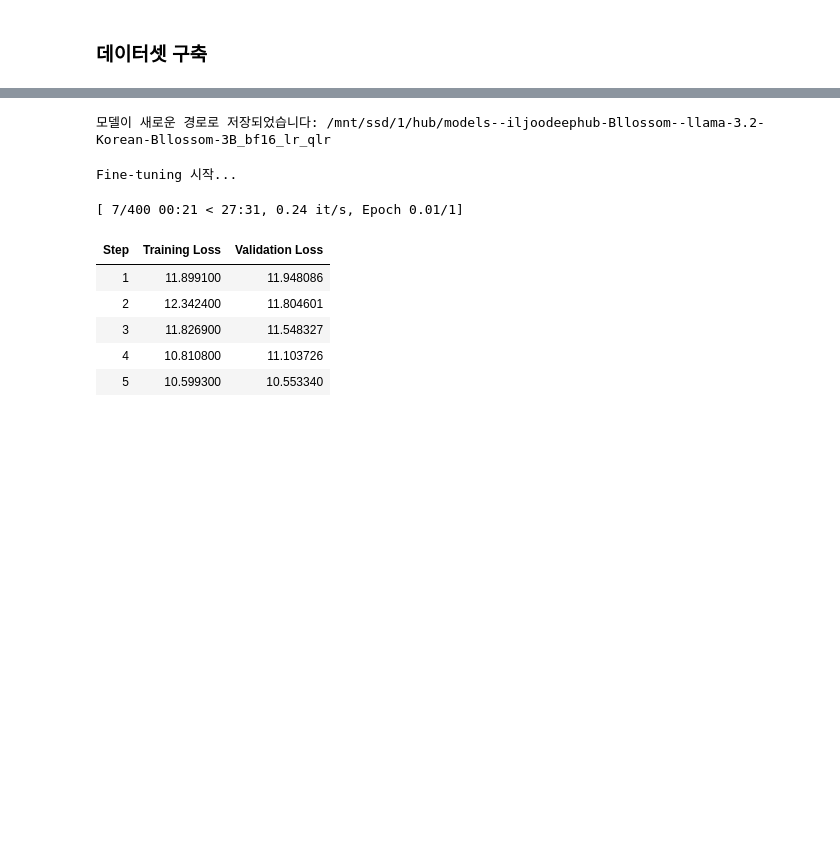
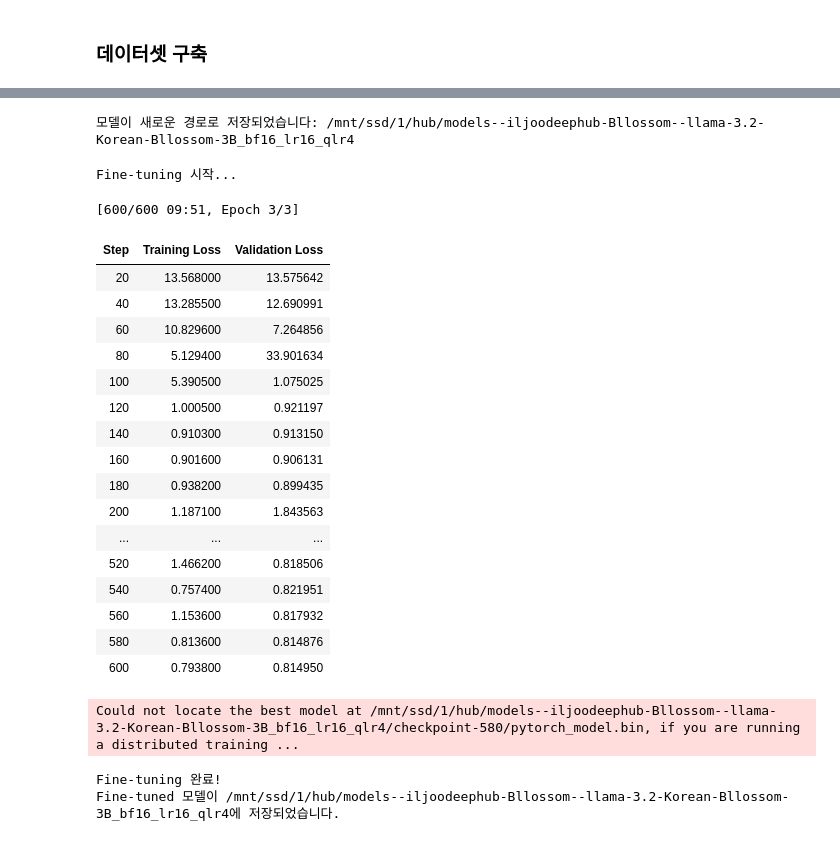
Before and after one commit to sanguk-project/master, a Jupyter notebook: learning_llm_test.ipynb, the cells around one changed output, grey strips where cells are left out. Saved outputs shown, nothing was run; the diff lists cells and outputs as text; code cells hidden in the pictures; blank space fills up the shorter version.

```diff
--- a/learning_llm_test.ipynb
+++ b/learning_llm_test.ipynb
@@ -154,7 +160,7 @@ model_id = "Bllossom/llama-3.2-Korean-Bllossom-3B"
 original_model_path = snapshot_download(repo_id=model_id)
 
 # 새로운 모델 저장 경로 (bf16 환경용 경로, 추후 저장 시 사용)
-new_model_path = os.path.join("/mnt/ssd/1/hub", "models--iljoodeephub-Bllossom--llama-3.2-Korean-Bllossom-3B_bf16_lr_qlr")
+new_model_path = os.path.join("/mnt/ssd/1/hub", "models--iljoodeephub-Bllossom--llama-3.2-Korean-Bllossom-3B_bf16_lr16_qlr4")
 
 # 기존 모델과 토크나이저 로드 (bfloat16 사용)
 tokenizer = AutoTokenizer.from_pretrained(original_model_path)
@@ -176,6 +182,8 @@ print(f"모델이 새로운 경로로 저장되었습니다: {new_model_path}")
 bnb_config = BitsAndBytesConfig(
     load_in_4bit=True,
     bnb_4bit_compute_dtype=torch.bfloat16
+    # load_in_8bit=True,
+    # bnb_8bit_compute_dtype=torch.loat16
 )
 model = AutoModelForCausalLM.from_pretrained(
     new_model_path,
@@ -187,9 +195,9 @@ model = AutoModelForCausalLM.from_pretrained(
 # k-bit 학습 준비 (QLoRA 최적화)
 model = prepare_model_for_kbit_training(model)
 
-# 특정 레이어만 학습 가능하도록 설정 (q_proj, v_proj)
+# 특정 레이어만 학습 가능하도록 설정 (q_proj, k_proj, v_proj, o_proj)
 for name, param in model.named_parameters():
-    if "q_proj" in name or "v_proj" in name:
+    if any(x in name for x in ["q_proj", "k_proj", "v_proj", "o_proj"]):
         param.data = param.data.to(torch.float32)  # 계산 안정성을 위해 float32 변환
         param.requires_grad = True
     else:
@@ -197,9 +205,9 @@ for name, param in model.named_parameters():
 
 # LoRA 설정: 일부 파라미터만 업데이트하도록 구성
 lora_config = LoraConfig(
-    r=8,
+    r=16,
     lora_alpha=32,
-    target_modules=["q_proj", "v_proj"],
+    target_modules=["q_proj", "k_proj", "v_proj", "o_proj"],
     lora_dropout=0.05,
     bias="none",
     task_type="CAUSAL_LM",
@@ -207,20 +215,15 @@ lora_config = LoraConfig(
 model = get_peft_model(model, lora_config)
 
 def preprocess_data(example):
+    # formatted_text가 "text" 필드에 저장되어 있으므로 이를 토크나이즈합니다.
     inputs = tokenizer(
-        example["instruction"],
-        example["context"],
+        example["text"],
         truncation=True,
         padding="max_length",
-        max_length=512
+        max_length=2028,
     )
-    labels = tokenizer(
-        example["response"],
-        truncation=True,
-        padding="max_length",
-        max_length=512
-    )["input_ids"]
-    inputs["labels"] = labels
+    # 언어 모델 학습을 위해 입력 토큰을 그대로 레이블로 사용 (필요에 따라 수정 가능)
+    inputs["labels"] = inputs["input_ids"].copy()
     return inputs
 
 fine_tuning_dataset = dataset.map(preprocess_data)
@@ -232,47 +235,67 @@ eval_dataset = split_datasets["test"]
 
 # -------------------------
 # Trainer 설정 및 학습 진행
 # -------------------------
 training_args = TrainingArguments(
-    output_dir=new_model_path,             # 모델 저장 경로
-    per_device_train_batch_size=1,
-    per_device_eval_batch_size=1,
+    output_dir=new_model_path,
+    per_device_train_batch_size=2,  # 메모리 허용 범위 내에서 증가 가능
+    per_device_eval_batch_size=2,
     num_train_epochs=3,
-    logging_steps=1,
+    learning_rate=2e-4,             # 학습률 명시
+    warmup_steps=100,               # 필요에 따라 warmup 단계 추가
+    weight_decay=0.01,              # 오버피팅 방지
+    logging_steps=20,               # 너무 잦은 로깅은 오버헤드 발생
     save_total_limit=2,
-    save_steps=1,
+    save_steps=40,                  # 체크포인트 저장 간격 조정
     eval_strategy="steps",
     load_best_model_at_end=True,
+    metric_for_best_model="eval_loss",   # 평가 기준 지정
+    greater_is_better=False,
     fp16=False,
-    bf16=True
+    bf16=True,
+    save_on_each_node=True
 )
 
 trainer = Trainer(
     model=model,
     args=training_args,
     train_dataset=train_dataset,
     eval_dataset=eval_dataset,
-    callbacks=[EarlyStoppingCallback(early_stopping_patience=20)]
+    callbacks=[EarlyStoppingCallback(early_stopping_patience=60)]
 )
 
 print("Fine-tuning 시작...")
 trainer.train()
 print("Fine-tuning 완료!")
 
 trainer.save_model(new_model_path)
 model.save_pretrained(new_model_path)
 tokenizer.save_pretrained(new_model_path)
 print(f"Fine-tuned 모델이 {new_model_path}에 저장되었습니다.")
 # %% [output]
-모델이 새로운 경로로 저장되었습니다: /mnt/ssd/1/hub/models--iljoodeephub-Bllossom--llama-3.2-Korean-Bllossom-3B_bf16_lr_qlr
+모델이 새로운 경로로 저장되었습니다: /mnt/ssd/1/hub/models--iljoodeephub-Bllossom--llama-3.2-Korean-Bllossom-3B_bf16_lr16_qlr4
 Fine-tuning 시작...
-[ 7/400 00:21 < 27:31, 0.24 it/s, Epoch 0.01/1]
+[600/600 09:51, Epoch 3/3]
 | Step | Training Loss | Validation Loss |
-| 1 | 11.899100 | 11.948086 |
-| 2 | 12.342400 | 11.804601 |
-| 3 | 11.826900 | 11.548327 |
-| 4 | 10.810800 | 11.103726 |
-| 5 | 10.599300 | 10.553340 |
+| 20 | 13.568000 | 13.575642 |
+| 40 | 13.285500 | 12.690991 |
+| 60 | 10.829600 | 7.264856 |
+| 80 | 5.129400 | 33.901634 |
+| 100 | 5.390500 | 1.075025 |
+| 120 | 1.000500 | 0.921197 |
+| 140 | 0.910300 | 0.913150 |
+| 160 | 0.901600 | 0.906131 |
+| 180 | 0.938200 | 0.899435 |
+| 200 | 1.187100 | 1.843563 |
+| ... | ... | ... |
+| 520 | 1.466200 | 0.818506 |
+| 540 | 0.757400 | 0.821951 |
+| 560 | 1.153600 | 0.817932 |
+| 580 | 0.813600 | 0.814876 |
+| 600 | 0.793800 | 0.814950 |
+Could not locate the best model at /mnt/ssd/1/hub/models--iljoodeephub-Bllossom--llama-3.2-Korean-Bllossom-3B_bf16_lr16_qlr4/checkpoint-580/pytorch_model.bin, if you are running a distributed training ...
+Fine-tuning 완료!
+Fine-tuned 모델이 /mnt/ssd/1/hub/models--iljoodeephub-Bllossom--llama-3.2-Korean-Bllossom-3B_bf16_lr16_qlr4에 저장되었습니다.
 # %%
 # import os
 # import torch
```
Also changed, not shown: parts of 3 cells of this notebook.
